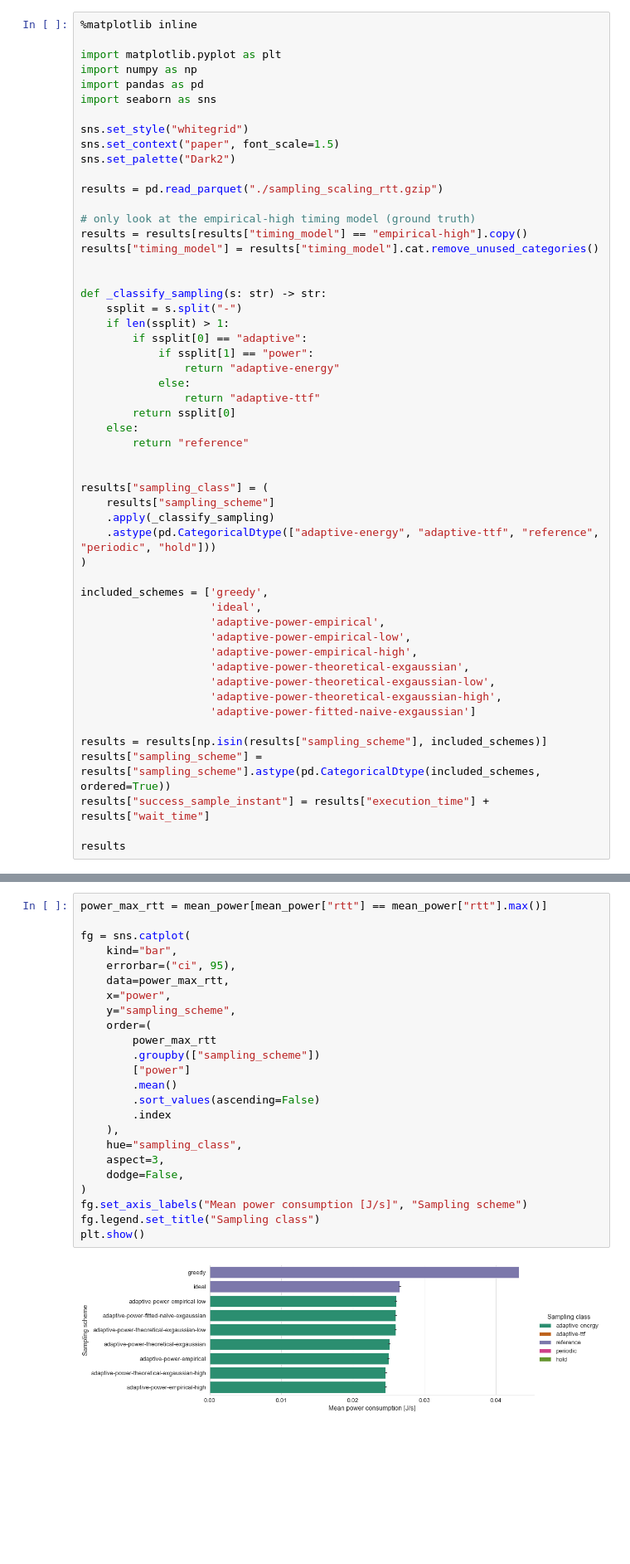
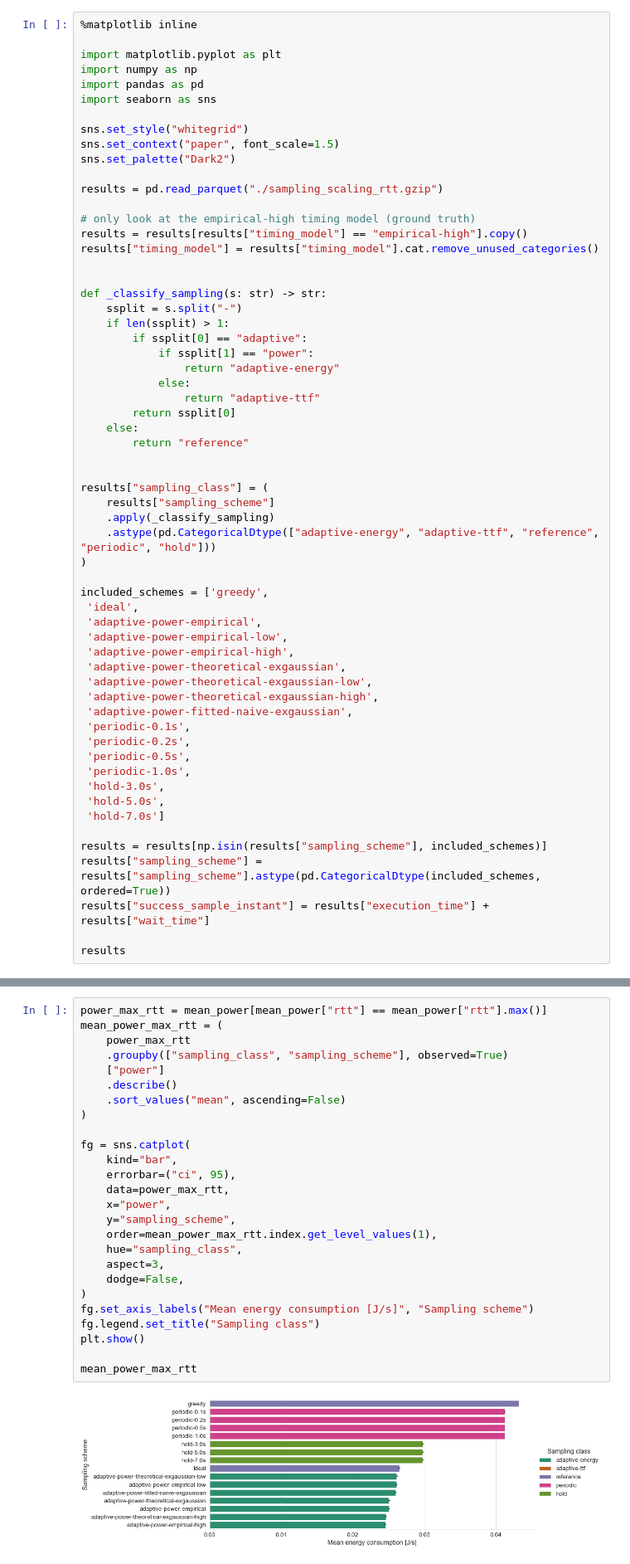
Before and after one commit to vnmo/EdgeDroid2, a Jupyter notebook: analysis/scaling_rtt_sampling_detail.ipynb, the cells around one changed output, grey strips where cells are left out. Shown at 83% size. Cells and saved outputs as stored; diff of their text form; blank space fills up the shorter version.

```diff
--- a/analysis/scaling_rtt_sampling_detail.ipynb
+++ b/analysis/scaling_rtt_sampling_detail.ipynb
@@ -37,14 +37,21 @@ results["sampling_class"] = (
 )
 
 included_schemes = ['greedy',
-                    'ideal',
-                    'adaptive-power-empirical',
-                    'adaptive-power-empirical-low',
-                    'adaptive-power-empirical-high',
-                    'adaptive-power-theoretical-exgaussian',
-                    'adaptive-power-theoretical-exgaussian-low',
-                    'adaptive-power-theoretical-exgaussian-high',
-                    'adaptive-power-fitted-naive-exgaussian']
+ 'ideal',
+ 'adaptive-power-empirical',
+ 'adaptive-power-empirical-low',
+ 'adaptive-power-empirical-high',
+ 'adaptive-power-theoretical-exgaussian',
+ 'adaptive-power-theoretical-exgaussian-low',
+ 'adaptive-power-theoretical-exgaussian-high',
+ 'adaptive-power-fitted-naive-exgaussian',
+ 'periodic-0.1s',
+ 'periodic-0.2s',
+ 'periodic-0.5s',
+ 'periodic-1.0s',
+ 'hold-3.0s',
+ 'hold-5.0s',
+ 'hold-7.0s']
 
 results = results[np.isin(results["sampling_scheme"], included_schemes)]
 results["sampling_scheme"] = results["sampling_scheme"].astype(pd.CategoricalDtype(included_schemes, ordered=True))
@@ -104,26 +111,28 @@ mean_power
 # %%
 power_max_rtt = mean_power[mean_power["rtt"] == mean_power["rtt"].max()]
+mean_power_max_rtt = (
+    power_max_rtt
+    .groupby(["sampling_class", "sampling_scheme"], observed=True)
+    ["power"]
+    .describe()
+    .sort_values("mean", ascending=False)
+)
 
 fg = sns.catplot(
     kind="bar",
     errorbar=("ci", 95),
     data=power_max_rtt,
     x="power",
     y="sampling_scheme",
-    order=(
-        power_max_rtt
-        .groupby(["sampling_scheme"])
-        ["power"]
-        .mean()
-        .sort_values(ascending=False)
-        .index
-    ),
+    order=mean_power_max_rtt.index.get_level_values(1),
     hue="sampling_class",
     aspect=3,
     dodge=False,
 )
-fg.set_axis_labels("Mean power consumption [J/s]", "Sampling scheme")
+fg.set_axis_labels("Mean energy consumption [J/s]", "Sampling scheme")
 fg.legend.set_title("Sampling class")
 plt.show()
+
+mean_power_max_rtt
 # %% [output]
-[figure, old version]
+[figure, new version]
```
Also changed, not shown: parts of 24 cells of this notebook, 26 other files.
